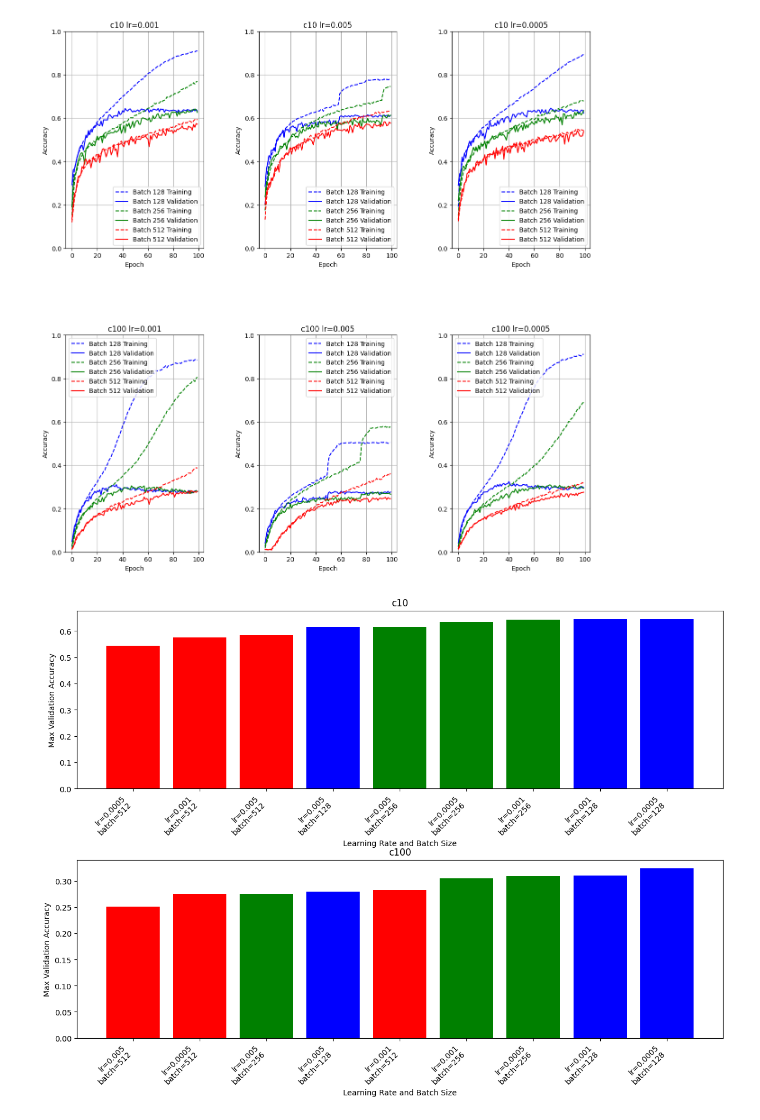
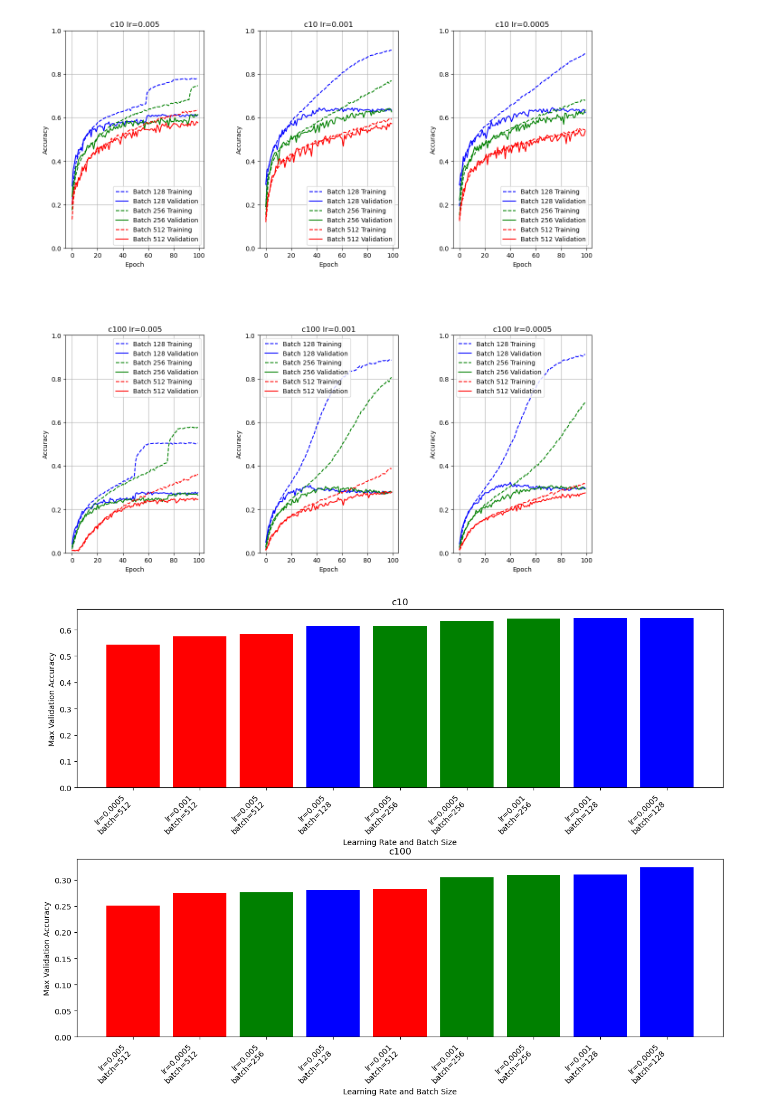
Before and after one commit to Gabrynho/BayesCNNvsFreqCNN, a Jupyter notebook: Plotting.ipynb, the cells around one changed output. Drawn from its saved outputs; the diff is of its cells as text; code cells hidden in the pictures.

```diff
--- a/Plotting.ipynb
+++ b/Plotting.ipynb
@@ -4,7 +4,7 @@ import pandas as pd
 # %%
 # Definisci i parametri
 datasets = ['c10', 'c100']
-learning_rates = ['0.001', '0.005', '0.0005']
+learning_rates = ['0.005', '0.001', '0.0005']
 batch_sizes = ['128', '256', '512']
 colors = {'128': 'blue', '256': 'green', '512': 'red'}  # Mappa batch size a colori
 
@@ -20,34 +20,34 @@ for dataset in datasets:
         # Seleziona l'asse corrente basato sul contatore
         ax = axs[subplot_counter // 3, subplot_counter % 3]
 
         for batch_size in batch_sizes:
             # Costruisci il nome del file
             file_name = f'./results/results_{dataset}_lr{lr}_batch{batch_size}.csv'
 
             # Leggi i dati
             data = pd.read_csv(file_name)
 
             # Estrai le metriche e traccia il grafico
             # Usa il dizionario dei colori per selezionare il colore in base alla batch size
             color = colors[batch_size]  # Seleziona il colore dalla mappa
             ax.plot(data['Epoch'], data['Training Accuracy'], label=f'Batch {batch_size} Training', color=color, linestyle='dashed')
             ax.plot(data['Epoch'], data['Validation Accuracy'], label=f'Batch {batch_size} Validation', color=color)
 
         # Imposta titolo, etichette e legenda per l'asse corrente
         ax.set_ylim([0, 1])
         ax.set_title(f'{dataset} lr={lr}')
         ax.set_xlabel('Epoch')
         ax.set_ylabel('Accuracy')
         ax.legend()
         ax.grid()
 
         # Incrementa il contatore per il prossimo subplot
         subplot_counter += 1
 
 # Mostra il grafico
 plt.show()
 # %% [output]
-[figure, old version]
+[figure, new version]
 # %%
 # 2 barplot per il confronto tra i max della valid accuracy per ogni lr e per ogni batch size, uno per ogni dataset
 fig, axs = plt.subplots(2, 1, figsize=(15, 10))  # Aumenta la larghezza del grafico
```
Also changed, not shown: parts of 2 cells of this notebook, 18 other files.
